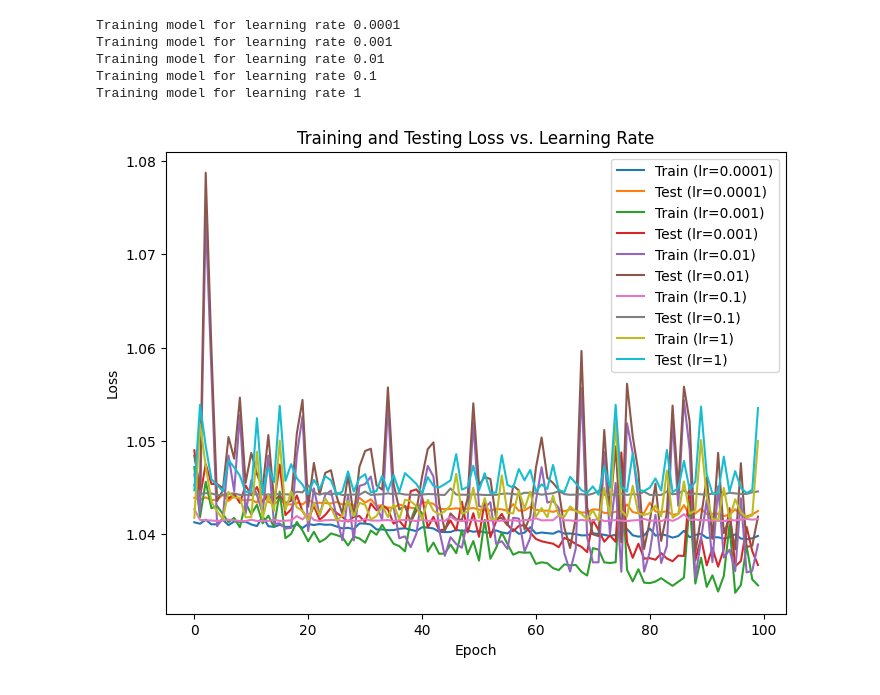
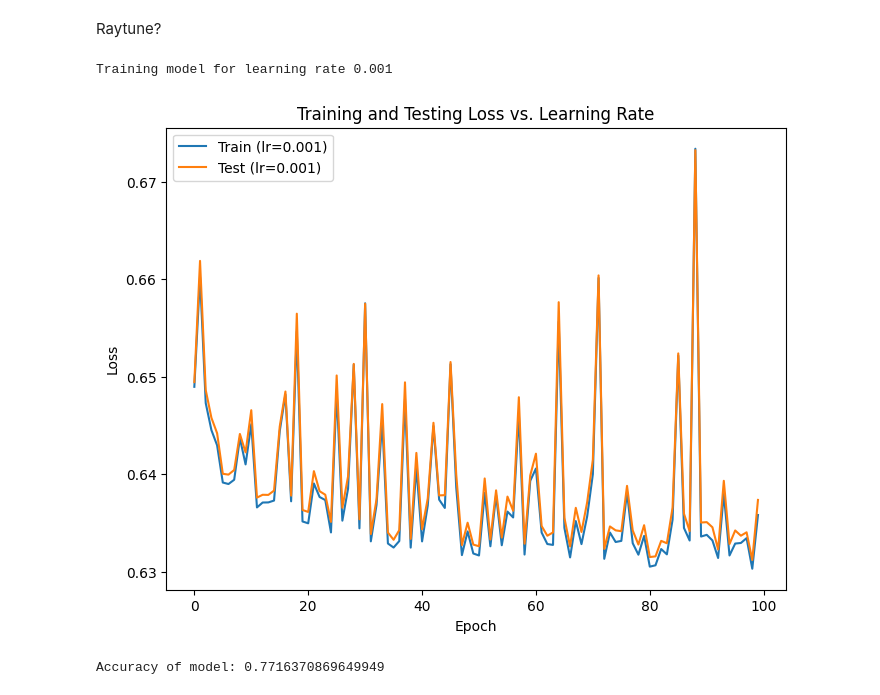
Before and after one commit to alexisf125/TreeData, a Jupyter notebook: optimized.ipynb, the cells around one changed output. Cells and saved outputs as stored; diff of their text form; code cells hidden in the pictures.

```diff
--- a/optimized.ipynb
+++ b/optimized.ipynb
@@ -27,4 +28,6 @@ import seaborn as sns
 # df.drop(columns=['native_no_info'], inplace=True)
 # # drop rows where condition is null
 # df = df.dropna(subset=['condition'])
+# %% [markdown]
+Raytune?
 # %%
@@ -53,7 +57,7 @@ class NeuralNet(nn.Module):
         super(NeuralNet, self).__init__()
         self.fc1 = nn.Linear(input_size, hidden_size)
         self.relu = nn.ReLU()
-        self.fc2 = nn.Linear(hidden_size, num_classes)
+        self.fc2 = nn.Linear(hidden_size, hidden_size)
         self.fc2 = nn.ReLU()
         self.fc3 = nn.Linear(hidden_size, num_classes)
 
@@ -70,7 +74,7 @@ input_size = len(X.columns)
 num_classes = len(df['condition'].unique())
 num_epochs = 100
 # %%
-hidden_size = 100
+hidden_size = 300
 num_epochs = 100
 batch_size = 100
 learning_rate = 0.0001
@@ -105,36 +109,45 @@ def train_model(model, optimizer, criterion, X_train, y_train, batch_size):
         test_losses.append(test_loss.item())
     return train_losses, test_losses
 
-learning_rates = [0.0001, 0.001, 0.01, 0.1, 1]
+learning_rates = [0.001]
 train_losses = []
 test_losses = []
 
 for lr in learning_rates:
     print(f"Training model for learning rate {lr}")
     # create model
     model = NeuralNet(input_size, hidden_size, num_classes)
     # loss and optimizer
     criterion = nn.CrossEntropyLoss()
     optimizer = torch.optim.SGD(model.parameters(), lr=lr)
     # train model
     train_loss, test_loss = train_model(model, optimizer, criterion, X_train, y_train, batch_size)
     train_losses.append(train_loss)
     test_losses.append(test_loss)
 
 # generate plot
 plt.figure(figsize=(8,6))
 for i, lr in enumerate(learning_rates):
     plt.plot(train_losses[i], label=f"Train (lr={lr})")
     plt.plot(test_losses[i], label=f"Test (lr={lr})")
 plt.title("Training and Testing Loss vs. Learning Rate")
 plt.xlabel("Epoch")
 plt.ylabel("Loss")
 plt.legend()
 plt.show()
 # %% [output]
-Training model for learning rate 0.0001
 Training model for learning rate 0.001
-Training model for learning rate 0.01
-Training model for learning rate 0.1
-Training model for learning rate 1
-[figure, old version]
+[figure, new version]
+# %%
+# return accuracy of model
+def get_accuracy(model, X, y):
+    outputs = model(X.float())
+    _, predicted = torch.max(outputs.data, 1)
+    correct = (predicted == y).sum().item()
+    total = y.size(0)
+    return correct / total
+
+# get accuracy of model
+print(f"Accuracy of model: {get_accuracy(model, X_test, y_test)}")
+# %% [output]
+Accuracy of model: 0.7716370869649949
```
Also changed, not shown: parts of 2 cells of this notebook, 3 other files.
